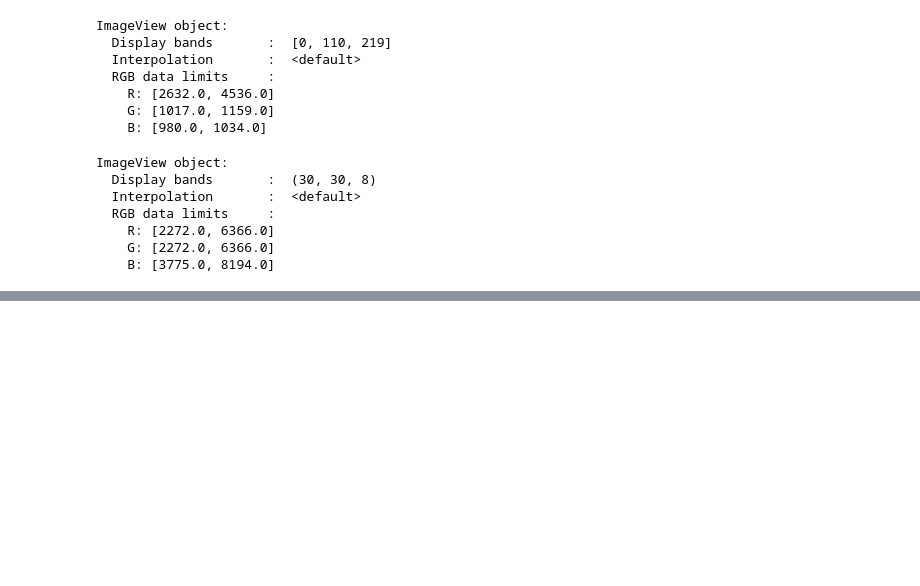
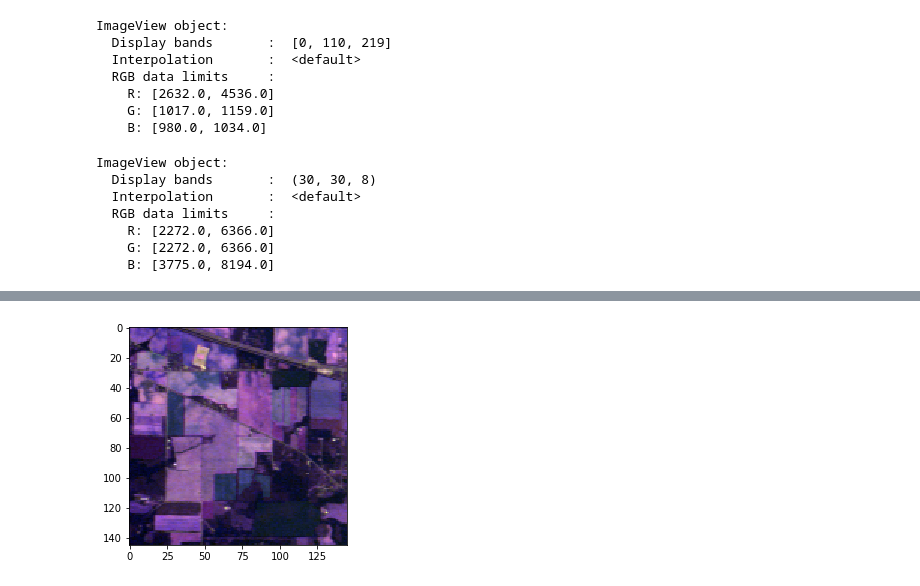
Before and after one commit to abhilash-neog/Hyperspectral-Image-Learning, a Jupyter notebook: Hyperspectral Image Processing/hyperspectralImageProcessing.ipynb, the cells around one changed output, grey strips where cells are left out. Saved outputs shown, nothing was run; the diff lists cells and outputs as text; code cells hidden in the pictures; blank space fills up the shorter version.

```diff
--- a/Hyperspectral Image Processing/hyperspectralImageProcessing.ipynb
+++ b/Hyperspectral Image Processing/hyperspectralImageProcessing.ipynb
@@ -146,0 +187,8 @@ ImageView object:
+# %%
+#multi banded image
+
+viewM = imshow(img,(30,10,110),classes = band)
+viewM.set_display_mode('overlay')
+viewM.class_alpha = 0.1
+# %% [output]
+[figure, added]
```
Also changed, not shown: parts of 10 cells of this notebook, 2 other files.
